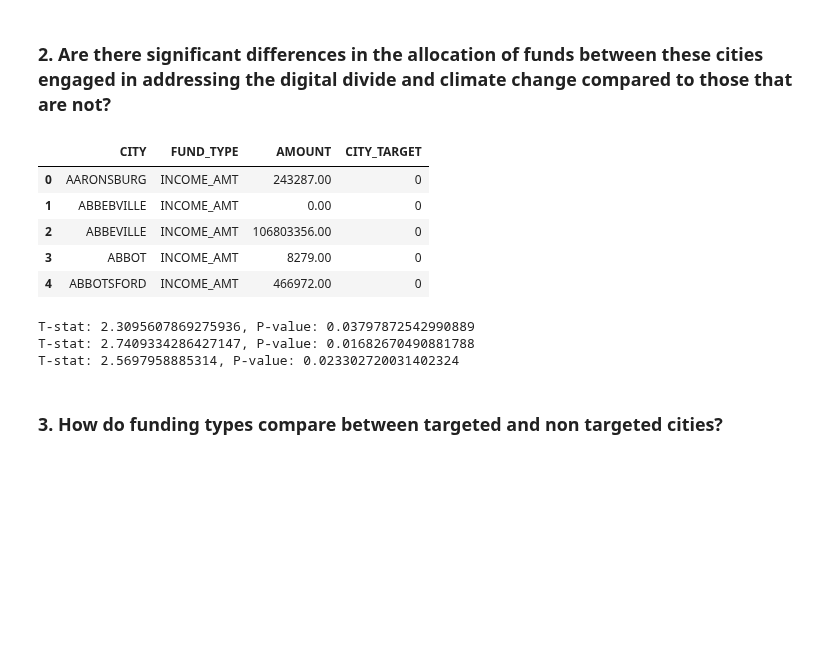
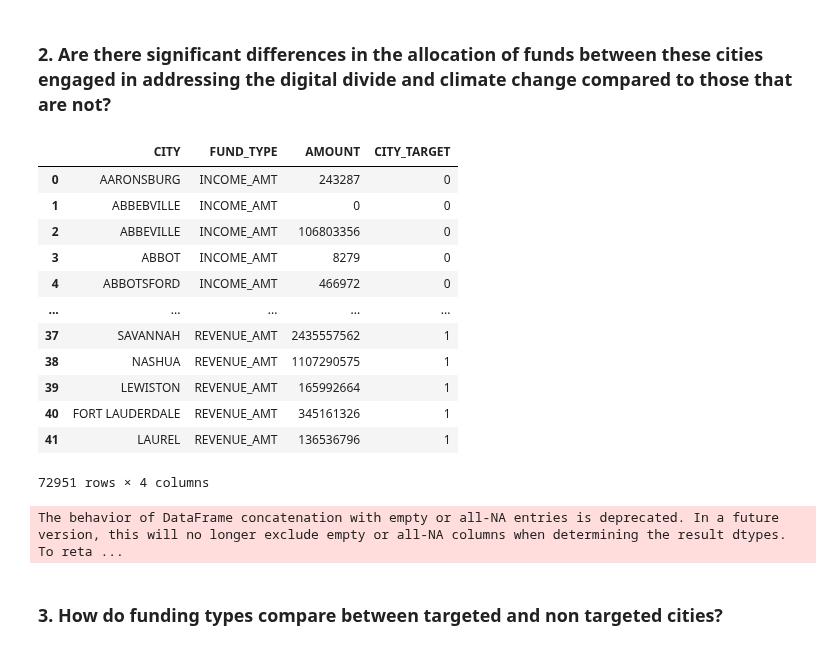
Before and after one commit to TheUndivideProject/Philanthropic-Giving-Analysis.github.io, a Jupyter notebook: website/dashboard/quarto_dash_city.ipynb, the cells around one changed output. Saved outputs shown, nothing was run; the diff lists cells and outputs as text; code cells hidden in the pictures; blank space fills up the shorter version.

```diff
--- a/website/dashboard/quarto_dash_city.ipynb
+++ b/website/dashboard/quarto_dash_city.ipynb
@@ -118,11 +123,11 @@ fig.show()
 pd.set_option('display.float_format', lambda x: '%.2f' % x)
 # %%
 # group funds by city
-df_city_funds = df_city.groupby('CITY')[['INCOME_AMT', 'ASSET_AMT','REVENUE_AMT']].sum().reset_index()
+df_city_funds = df_city.groupby('CITY')[['INCOME_AMT', 'ASSET_AMT','REVENUE_AMT']].median().reset_index()
 df_city_funds = df_city_funds.sort_values(by='ASSET_AMT', ascending=False)
 # melt the data into CITY and FUND TYPE
 melted_city_funds = df_city_funds.melt(id_vars=['CITY'], value_vars=['INCOME_AMT', 'ASSET_AMT', 'REVENUE_AMT'], var_name='FUND_TYPE', value_name='AMOUNT')
-melted_city_funds
+melted_city_funds.to_csv('../../data/melted_city_funds.csv', index=False)
 
 fig= px.bar(melted_city_funds, x='CITY', y='AMOUNT',color='FUND_TYPE',barmode='group')
 fig.update_layout(
@@ -158,34 +163,50 @@ melted_city_funds['CITY_TARGET'] = 1
 # %%
 # concat dfs
 df_combined = pd.concat([melted_no_climate,melted_city_funds ])
-df_combined.head()
+df_combined.to_csv('../../data/df_combined.csv', index=False)
+df_combined
 # %% [output]
 |  | CITY | FUND_TYPE | AMOUNT | CITY_TARGET |
-| 0 | AARONSBURG | INCOME_AMT | 243287.00 | 0 |
-| 1 | ABBEBVILLE | INCOME_AMT | 0.00 | 0 |
-| 2 | ABBEVILLE | INCOME_AMT | 106803356.00 | 0 |
-| 3 | ABBOT | INCOME_AMT | 8279.00 | 0 |
-| 4 | ABBOTSFORD | INCOME_AMT | 466972.00 | 0 |
+| 0 | AARONSBURG | INCOME_AMT | 243287 | 0 |
+| 1 | ABBEBVILLE | INCOME_AMT | 0 | 0 |
+| 2 | ABBEVILLE | INCOME_AMT | 106803356 | 0 |
+| 3 | ABBOT | INCOME_AMT | 8279 | 0 |
+| 4 | ABBOTSFORD | INCOME_AMT | 466972 | 0 |
+| ... | ... | ... | ... | ... |
+| 37 | SAVANNAH | REVENUE_AMT | 2435557562 | 1 |
+| 38 | NASHUA | REVENUE_AMT | 1107290575 | 1 |
+| 39 | LEWISTON | REVENUE_AMT | 165992664 | 1 |
+| 40 | FORT LAUDERDALE | REVENUE_AMT | 345161326 | 1 |
+| 41 | LAUREL | REVENUE_AMT | 136536796 | 1 |
+72951 rows × 4 columns
 # %%
-# statistically compare using hypothesis testing
+import pandas as pd
 from scipy import stats
 
+# empty DataFrame to store the results
+results_df = pd.DataFrame(columns=['Fund Type', 'T-stat', 'P-value'])
+
 def fund_amt_sig(df, fund_type='fund_type'):
-    df_fundtype = df[df['FUND_TYPE']==fund_type]
+    global results_df
+    df_fundtype = df[df['FUND_TYPE'] == fund_type]
     t_stat, p_value = stats.ttest_ind(
-        df_fundtype[df_fundtype['CITY_TARGET']==1]['AMOUNT'],
-        df_fundtype[df_fundtype['CITY_TARGET']==0]['AMOUNT'],
+        df_fundtype[df_fundtype['CITY_TARGET'] == 1]['AMOUNT'],
+        df_fundtype[df_fundtype['CITY_TARGET'] == 0]['AMOUNT'],
         equal_var=False
     )
-    return print(f"T-stat: {t_stat}, P-value: {p_value}")
+    # append results
+    new_row = pd.DataFrame({'Fund Type': [fund_type], 'T-stat': [t_stat], 'P-value': [p_value]})
+    results_df = pd.concat([results_df, new_row], ignore_index=True)
 
+# hypothesis testing for different fund types
 fund_amt_sig(df_combined, fund_type='INCOME_AMT')
 fund_amt_sig(df_combined, fund_type='ASSET_AMT')
 fund_amt_sig(df_combined, fund_type='REVENUE_AMT')
+
+# save
+results_df.to_csv('../../data/hypothesis_testing_results.csv', index=False)
 # %% [output]
-T-stat: 2.3095607869275936, P-value: 0.03797872542990889
-T-stat: 2.7409334286427147, P-value: 0.01682670490881788
-T-stat: 2.5697958885314, P-value: 0.023302720031402324
+The behavior of DataFrame concatenation with empty or all-NA entries is deprecated. In a future version, this will no longer exclude empty or all-NA columns when determining the result dtypes. To reta ...
 # %% [markdown]
 ### 3. How do funding types compare between targeted and non targeted cities?
 # %%
```
Also changed, not shown: parts of 9 cells of this notebook, 1 other file.
